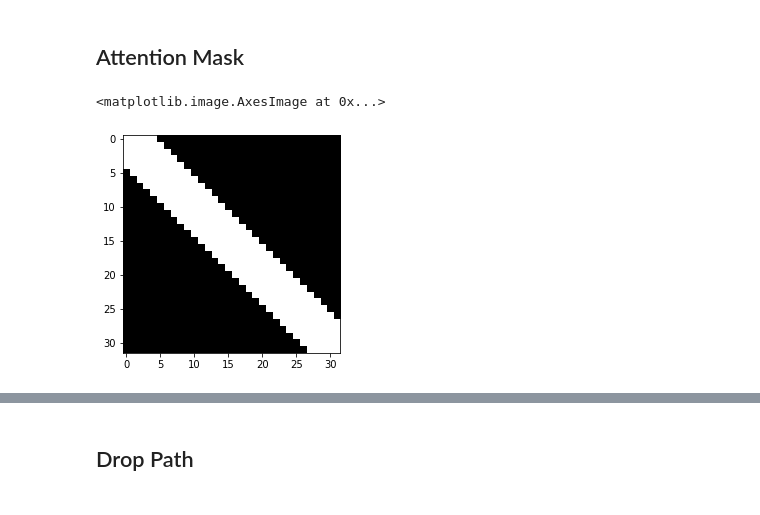
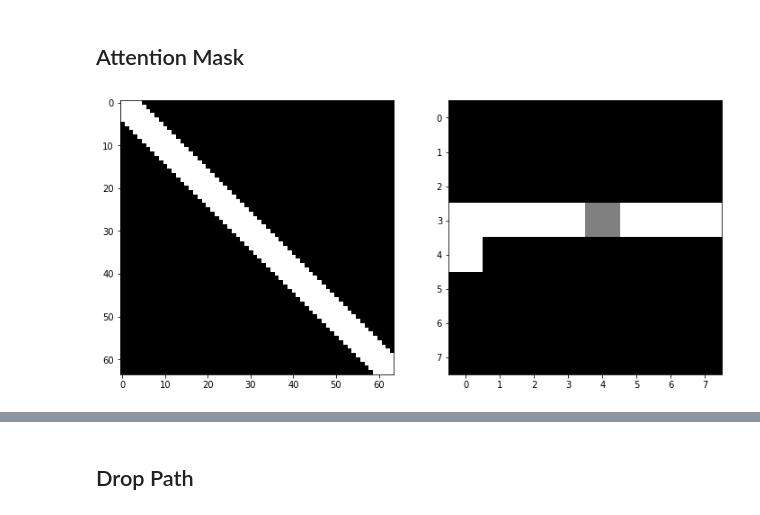
Before and after one commit to azfarkhoja305/GANs, a Jupyter notebook: Transformer_Generator.ipynb, the cells around one changed output, grey strips where cells are left out. Cells and saved outputs as stored; diff of their text form; code cells hidden in the pictures.

Commit message:
Correct Attention Scaling + Attention Masks

```diff
--- a/Transformer_Generator.ipynb
+++ b/Transformer_Generator.ipynb
@@ -41,6 +34,27 @@ from utils.trunc_normal import trunc_normal_
 from utils.layers import DropPath, gelu, LinearReshape, Block, PixelUpsample, To_RGB, Attention, MLP
 # %% [markdown]
 ## Attention Mask
+# %%
+# Plot functions
+def plot_mask(pixel,mask, ax = None):
+    size = int(math.sqrt(len(mask)))
+    div = 2 if size <= 12 else 4
+    mask[pixel,pixel]=0.5
+    img = mask[pixel].view(size,size)
+    # if size <=16:   print(img.numpy())
+    if ax is None:
+        plt.figure(figsize=(size/div,size/div))
+        plt.imshow(img, cmap='gray')
+        plt.xticks(range(len(img)))
+        plt.yticks(range(len(img)))
+    else:
+        ax.imshow(img, cmap='gray')
+
+def plot_all(pixel_index, w, img_size):
+    _, axs = plt.subplots(1,2, figsize=(12,8))
+    mask = get_attn_mask(img_size**2,w).squeeze()
+    axs[0].imshow(mask, cmap='gray')
+    plot_mask(pixel_index,mask,axs[1])
 # %%
 # TODO: Is this the one in the paper?
 # Doesn't seem so
@@ -55,9 +69,11 @@ def get_attn_mask(N, w):
             mask[:, :, i, i:i+w+1] = 1
             mask[:, :, i, i-w:i] = 1
     return mask
-# %%
-mask = get_attn_mask(32,4)
-plt.imshow(mask.squeeze(), cmap='gray')
-# %% [output]
-<matplotlib.image.AxesImage at 0x...>
-[figure, removed]
+# %%
+pixel_index = 28
+w = 4
+img_size=8
+
+plot_all(pixel_index,w,img_size)
+# %% [output]
+[figure, added]
```
Also changed, not shown: parts of 8 cells of this notebook.
